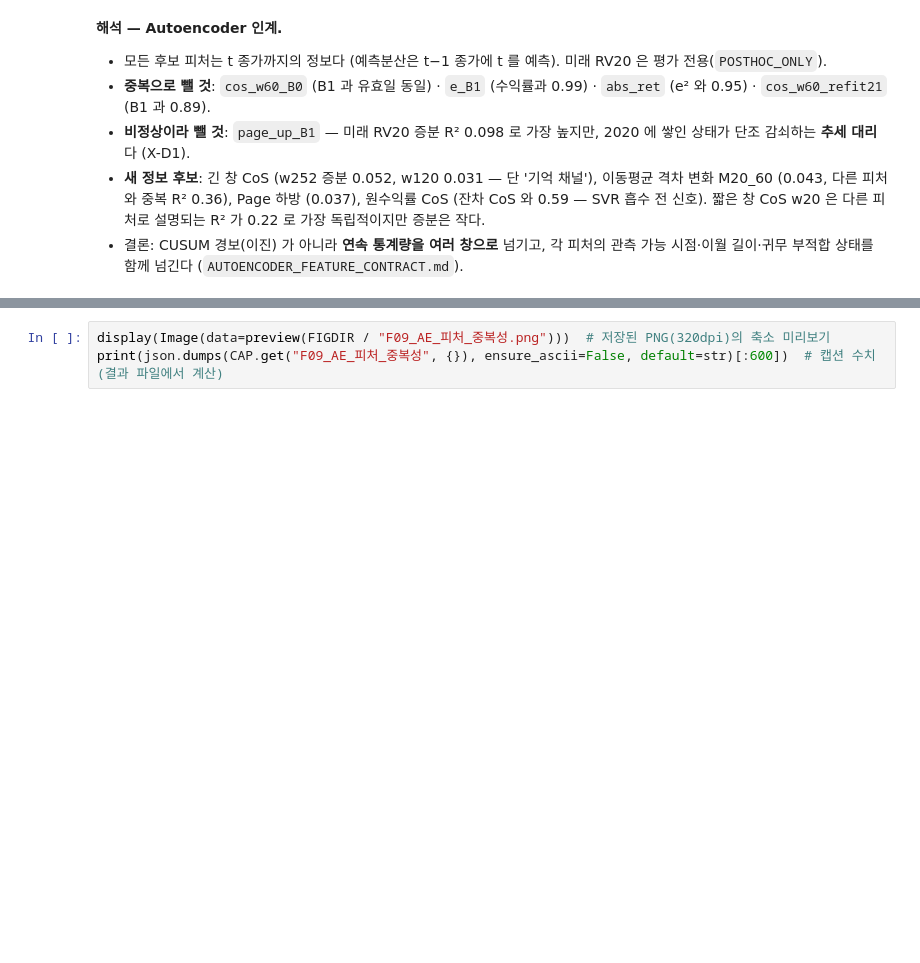
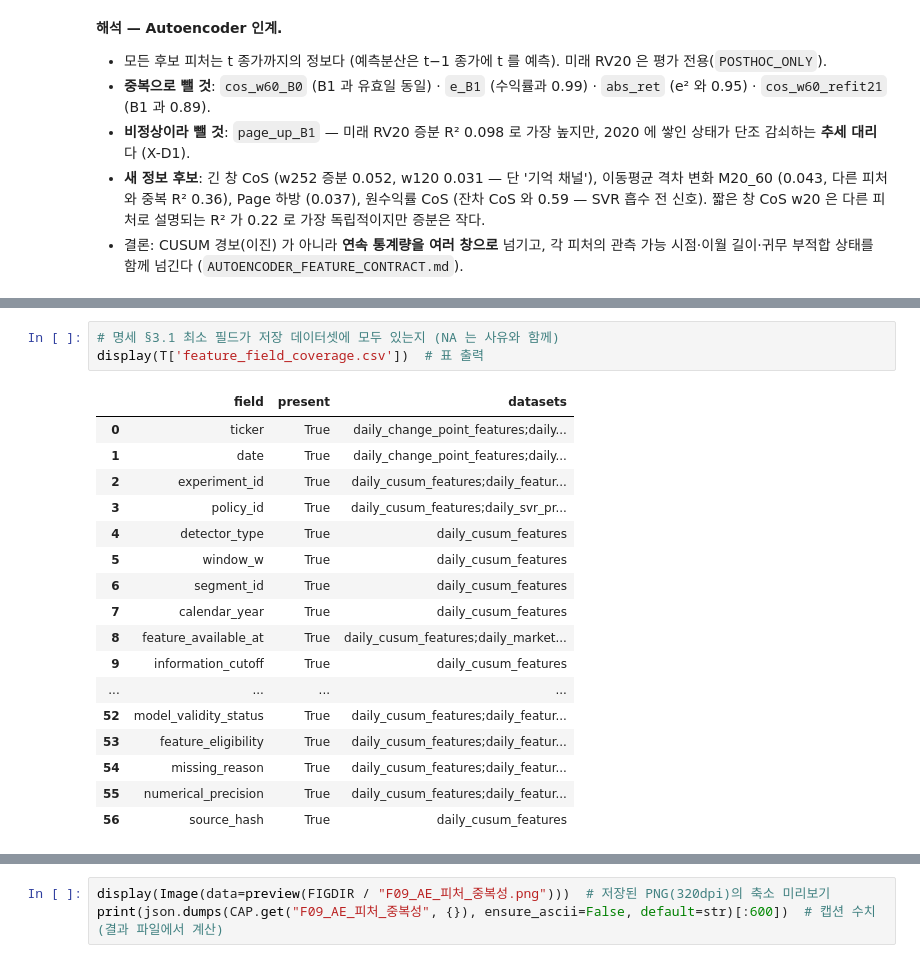
Before and after one commit to nanahyun3/R2H, a Jupyter notebook: notebooks/12_KODEX200_CUSUM_연속성_변화점_SVR통제실험.ipynb, the cells around one changed output, grey strips where cells are left out. Drawn from its saved outputs; the diff is of its cells as text; blank space fills up the shorter version.

```diff
--- a/notebooks/12_KODEX200_CUSUM_연속성_변화점_SVR통제실험.ipynb
+++ b/notebooks/12_KODEX200_CUSUM_연속성_변화점_SVR통제실험.ipynb
@@ -463,3 +469,24 @@ display(T['ae_redundancy.csv'].sort_values('incremental_r2_future_rv20_over_rv20
 | 6 | vhat_B1 | 1.000000 | 0.740571 | 0.730636 | rv5 | 0.000210 | ... |
 | 11 | cos_w30_B1 | 0.980312 | 0.256150 | 0.397657 | cos_w20_B1 | 0.000208 | ... |
 | 3 | rv20 | 1.000000 | 0.891848 | 0.643516 | rv60 | NaN | ... |
+# %%
+# 명세 §3.1 최소 필드가 저장 데이터셋에 모두 있는지 (NA 는 사유와 함께)
+display(T['feature_field_coverage.csv'])  # 표 출력
+# %% [output]
+|  | field | present | datasets |
+| 0 | ticker | True | daily_change_point_features;daily... |
+| 1 | date | True | daily_change_point_features;daily... |
+| 2 | experiment_id | True | daily_cusum_features;daily_featur... |
+| 3 | policy_id | True | daily_cusum_features;daily_svr_pr... |
+| 4 | detector_type | True | daily_cusum_features |
+| 5 | window_w | True | daily_cusum_features |
+| 6 | segment_id | True | daily_cusum_features |
+| 7 | calendar_year | True | daily_cusum_features |
+| 8 | feature_available_at | True | daily_cusum_features;daily_market... |
+| 9 | information_cutoff | True | daily_cusum_features |
+| ... | ... | ... | ... |
+| 52 | model_validity_status | True | daily_cusum_features;daily_featur... |
+| 53 | feature_eligibility | True | daily_cusum_features;daily_featur... |
+| 54 | missing_reason | True | daily_cusum_features;daily_featur... |
+| 55 | numerical_precision | True | daily_cusum_features;daily_featur... |
+| 56 | source_hash | True | daily_cusum_features |
```
Also changed, not shown: parts of 8 cells of this notebook, 19 other files.
